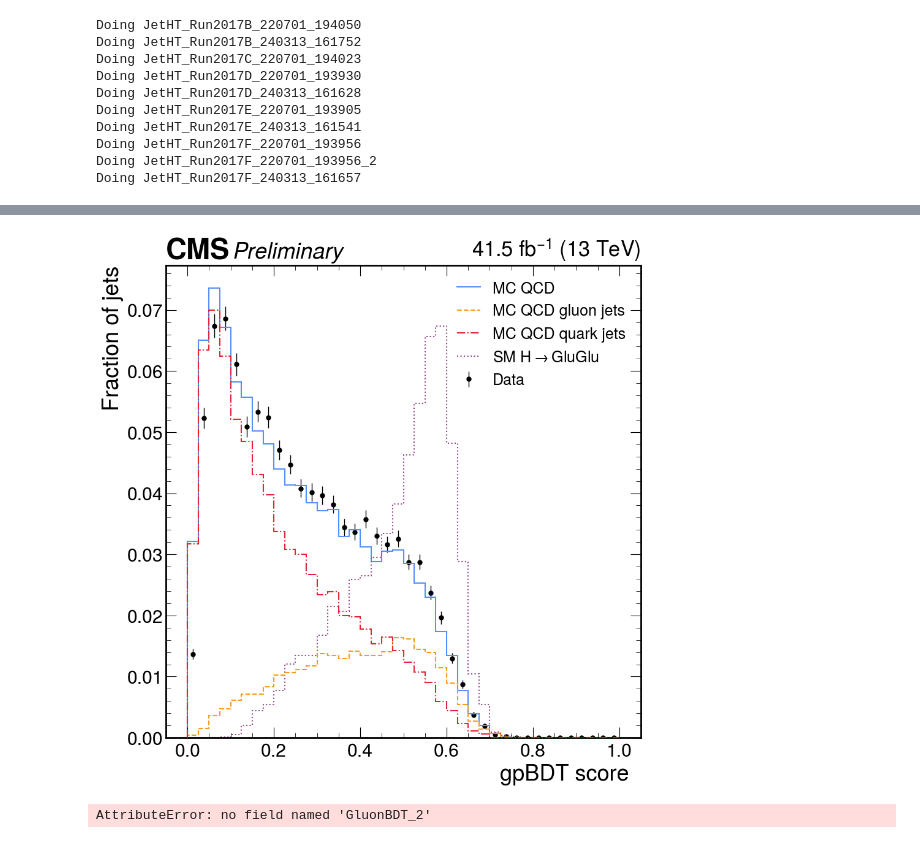
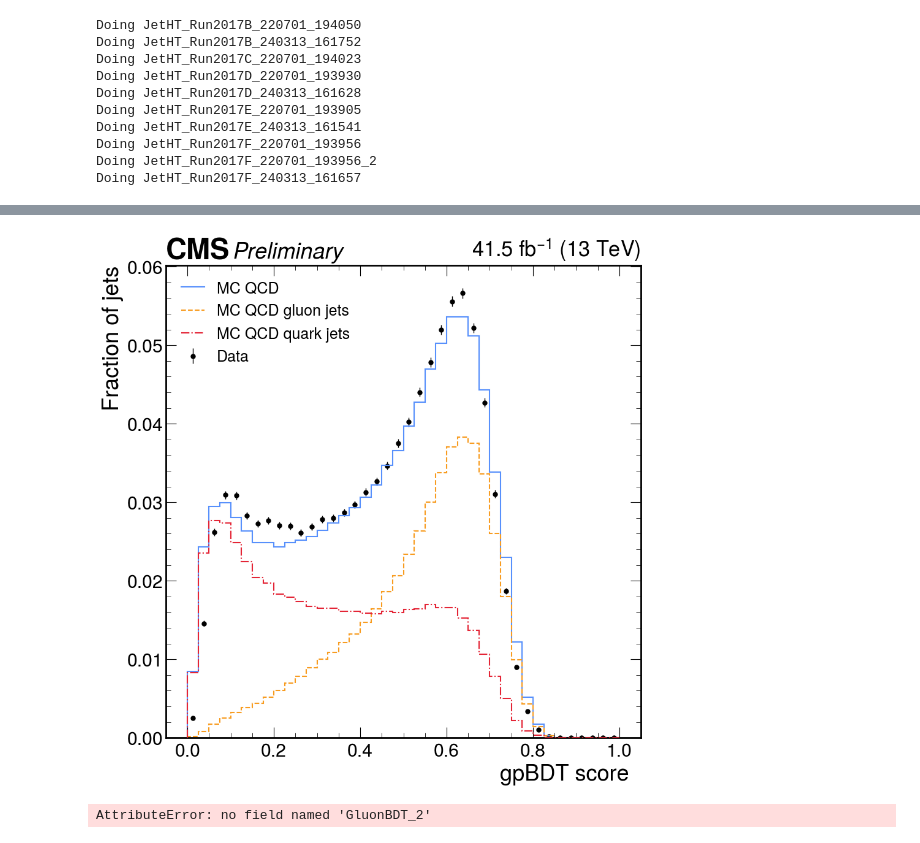
Before and after one commit to cmoore24-24/hgg, a Jupyter notebook: standalone_notebooks/skims/gluon_finding/bdt_cut.ipynb, the cells around one changed output, grey strips where cells are left out. Drawn from its saved outputs; the diff is of its cells as text; code cells hidden in the pictures.

```diff
--- a/standalone_notebooks/skims/gluon_finding/bdt_cut.ipynb
+++ b/standalone_notebooks/skims/gluon_finding/bdt_cut.ipynb
@@ -15,7 +15,7 @@ from scipy.stats import poisson
 plt.style.use(hep.style.CMS)
 # %%
 qcd = {}
-path = '/project01/ndcms/cmoore24/skims/gluon_finding/mc/'
+path = '/project01/ndcms/cmoore24/skims/gluon_finding/old/mc/'
 for i in os.listdir(path):
     if 'qcd' in i:
         qcd_sample = ak.from_parquet(f'{path}/{i}/*')
@@ -29,7 +29,7 @@ for i in os.listdir(path):
         qcd[i] = qcd_sample
 # %%
 data = {}
-path = '/project01/ndcms/cmoore24/skims/gluon_finding/data/samples'
+path = '/project01/ndcms/cmoore24/skims/gluon_finding/old/data/samples'
 for i in os.listdir(path):
     if 'Jet' in i:
         sample = ak.from_parquet(f'{path}/{i}/*')
@@ -140,7 +142,7 @@ hgg['goodjets', 'GluonBDT_0'] = leading_pred
 # %%
 path = '/scratch365/cmoore24/training/hgg/batch2024/ml_results_checking'
 with open(f'{path}/subregion_event_totals.json', 'r') as f:
-    totals = json.load(f)
+    totals = json.load(f)['2017']
 # %%
 with open(f'{path}/my_xsecs.json', 'r') as f:
     xsecs = json.load(f)
@@ -170,7 +172,7 @@ def make_scaled_hist(group, prefix, var_name, range_down, range_up, bins=40, whi
         if which_index==None:
             to_fill = group[i][prefix][var_name]
         else:
-            temp = group[i][(abs(group[i]['goodjets']['eta'][:,which_index]) >= 1.44)]
+            temp = group[i][(abs(group[i]['goodjets']['eta'][:,which_index]) >= 0)]
             to_fill = temp[prefix][var_name][:,which_index]
         if absv:
             to_fill = abs(to_fill)
@@ -237,31 +239,31 @@ hgg_score.fill(variable=ak.firsts(temp_hgg.goodjets.GluonBDT_0));
 # %%
 from matplotlib.lines import Line2D
 from hist.intervals import poisson_interval
 bdt_score_0_norm = bdt_score_0 / bdt_score_0.values().sum()
 bdt_score_0_norm.plot1d(label='MC QCD', yerr=False, linestyle='-', zorder=1, color='C0')
 # bdt_score_0_norm.plot1d(zorder=1, )
 
 bdt_score_true_norm = bdt_score_true / bdt_score_0.values().sum()
 bdt_score_true_norm.plot1d(label='MC QCD gluon jets', yerr=False, linestyle='--', zorder=2, color='C1')
 
 bdt_score_false_norm = bdt_score_false / bdt_score_0.values().sum()
 bdt_score_false_norm.plot1d(label='MC QCD quark jets', yerr=False, linestyle='-.', zorder=3, color='C2')
 
 bdt_score_data_norm = bdt_score_data / bdt_score_data.values().sum()
 bdt_score_data_norm.plot1d(label='Data', zorder=0, color='k', histtype='errorbar')
 
-hgg_score_norm = hgg_score / hgg_score.values().sum()
-(hgg_score_norm * 0.6).plot1d(label=r'SM $H \to GluGlu$', yerr=False, linestyle=':', zorder=1, color='C3')
+# hgg_score_norm = hgg_score / hgg_score.values().sum()
+# (hgg_score_norm * 0.6).plot1d(label=r'SM $H \to GluGlu$', yerr=False, linestyle=':', zorder=1, color='C3')
 
 # Decorations
 hep.cms.label(label='Preliminary', lumi='41.5', data=True)
 plt.xlabel('gpBDT score', x=0.975)
 plt.ylabel('Fraction of jets')
 
 plt.legend(fontsize=18)
 plt.show()
 # %% [output]
-[figure, old version]
+[figure, new version]
 # %%
 lead_per = {}
 lead_counts = {}
```
Also changed, not shown: parts of 2 cells of this notebook, 25 other files.
